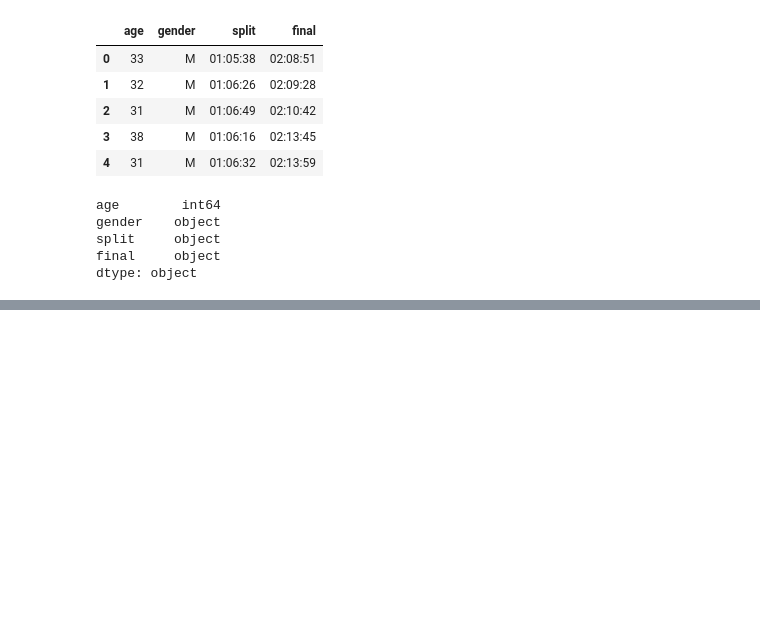
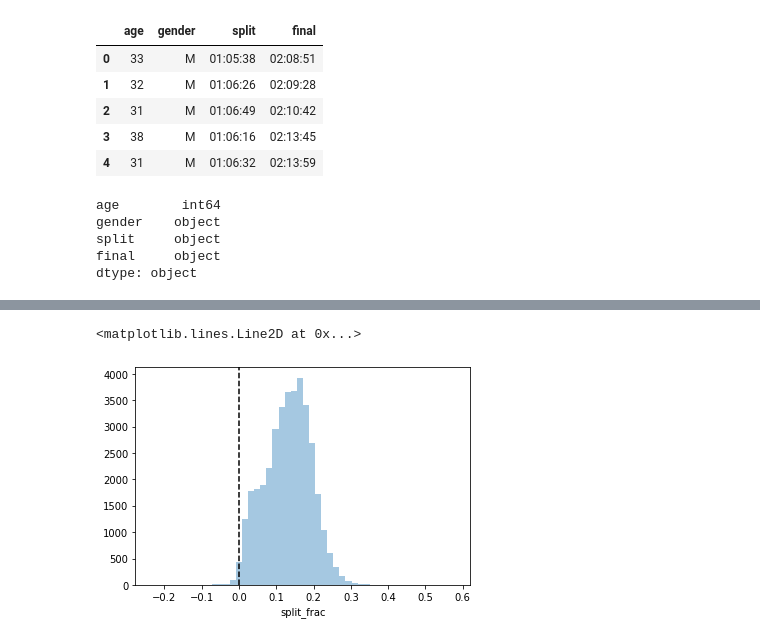
Before and after one commit to crickmj/Python_begins, a Jupyter notebook: for Practice/practice4.ipynb, the cells around one changed output, grey strips where cells are left out. Cells and saved outputs as stored; diff of their text form; code cells hidden in the pictures; blank space fills up the shorter version.

```diff
--- a/for Practice/practice4.ipynb
+++ b/for Practice/practice4.ipynb
@@ -63,0 +89,3 @@ AttributeError: 'DataFrame' object has no attribute 'dtype'
+# %%
+data['split_frac'] = 1 - 2*data['split_sec'] / data['final_sec']
+data.head()
@@ -63,0 +99,8 @@ AttributeError: 'DataFrame' object has no attribute 'dtype'
+# %%
+import matplotlib.pyplot as plt
+
+sns.distplot(data['split_frac'], kde=False)
+plt.axvline(0, color = 'k', ls = '--')
+# %% [output]
+<matplotlib.lines.Line2D at 0x...>
+[figure, added]
```
Also changed, not shown: parts of 6 cells of this notebook.
